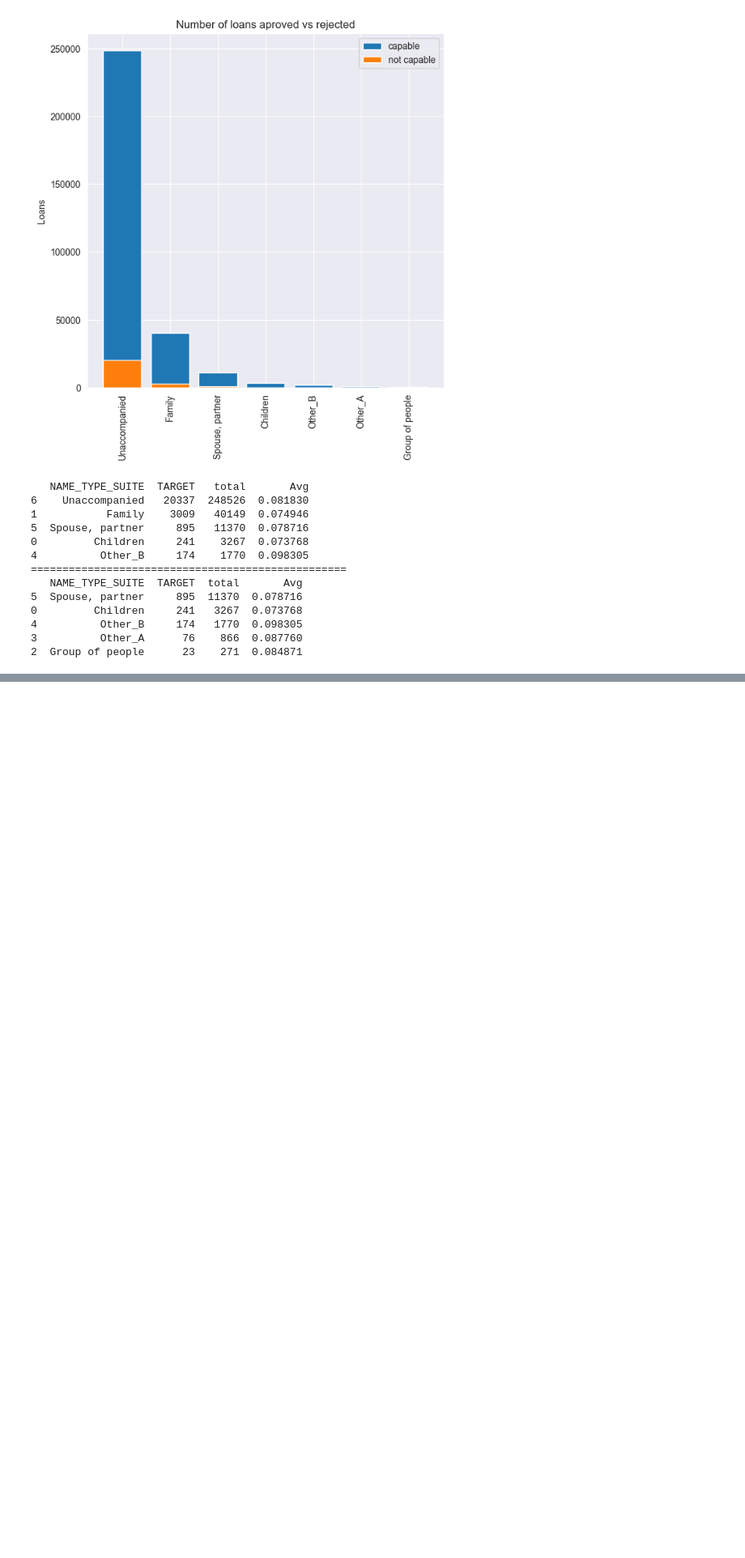
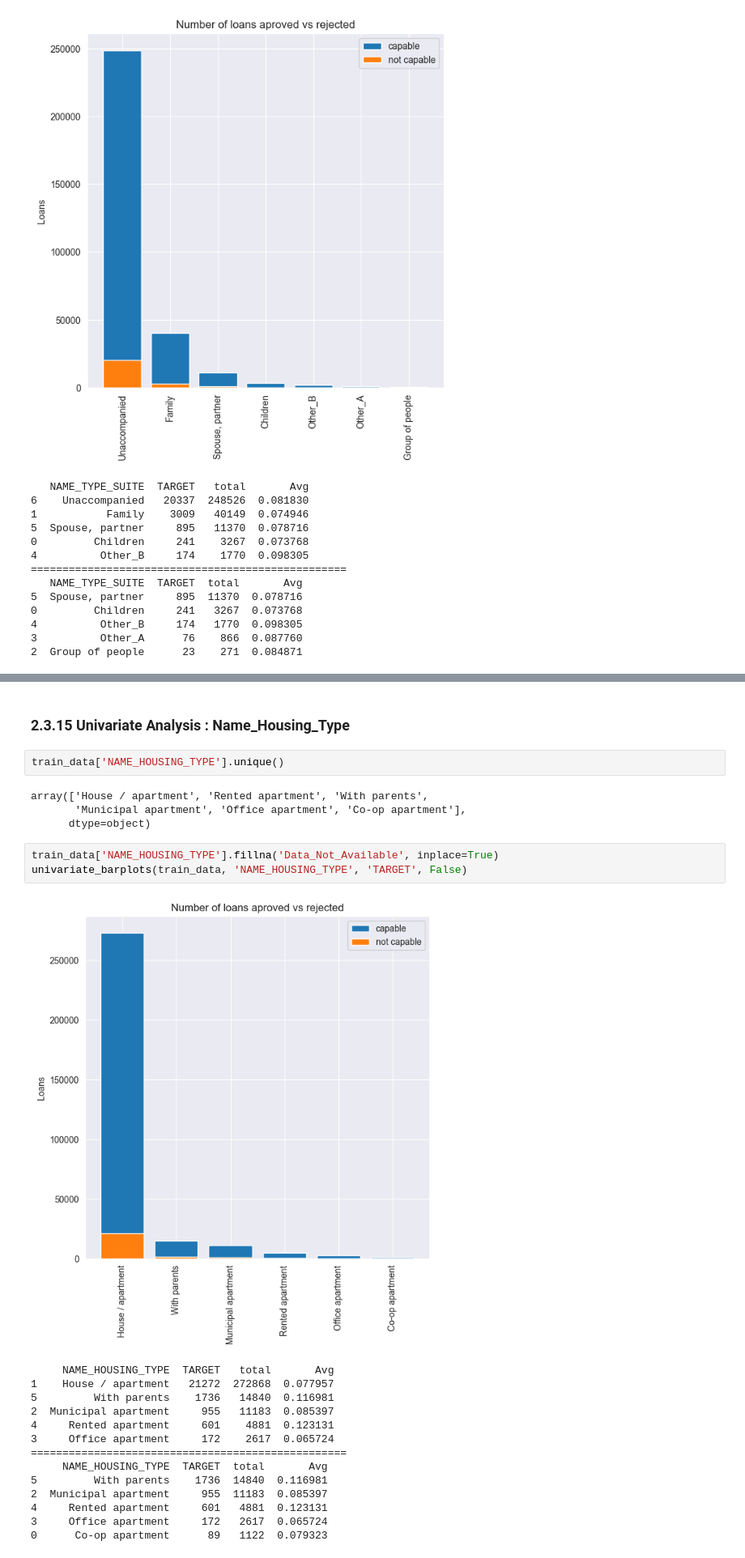
Before and after one commit to Dun-IT/lakehouse_homecredit, a Jupyter notebook: notebook/home_credit_default_risk.ipynb, the cells around one changed output, grey strips where cells are left out. Shown at 81% size. Cells and saved outputs as stored; diff of their text form; blank space fills up the shorter version.

```diff
--- a/notebook/home_credit_default_risk.ipynb
+++ b/notebook/home_credit_default_risk.ipynb
@@ -492,0 +596,26 @@ univariate_barplots(train_data, 'NAME_TYPE_SUITE', 'TARGET', False)
+# %% [markdown]
+### 2.3.15 Univariate Analysis : Name_Housing_Type
+# %%
+train_data['NAME_HOUSING_TYPE'].unique()
+# %% [output]
+array(['House / apartment', 'Rented apartment', 'With parents',
+       'Municipal apartment', 'Office apartment', 'Co-op apartment'],
+      dtype=object)
+# %%
+train_data['NAME_HOUSING_TYPE'].fillna('Data_Not_Available', inplace=True)
+univariate_barplots(train_data, 'NAME_HOUSING_TYPE', 'TARGET', False)
+# %% [output]
+[figure, added]
+     NAME_HOUSING_TYPE  TARGET   total       Avg
+1    House / apartment   21272  272868  0.077957
+5         With parents    1736   14840  0.116981
+2  Municipal apartment     955   11183  0.085397
+4     Rented apartment     601    4881  0.123131
+3     Office apartment     172    2617  0.065724
+==================================================
+     NAME_HOUSING_TYPE  TARGET  total       Avg
+5         With parents    1736  14840  0.116981
+2  Municipal apartment     955  11183  0.085397
+4     Rented apartment     601   4881  0.123131
+3     Office apartment     172   2617  0.065724
+0      Co-op apartment      89   1122  0.079323
```
Also changed, not shown: parts of 286 cells of this notebook, 6 other files.
